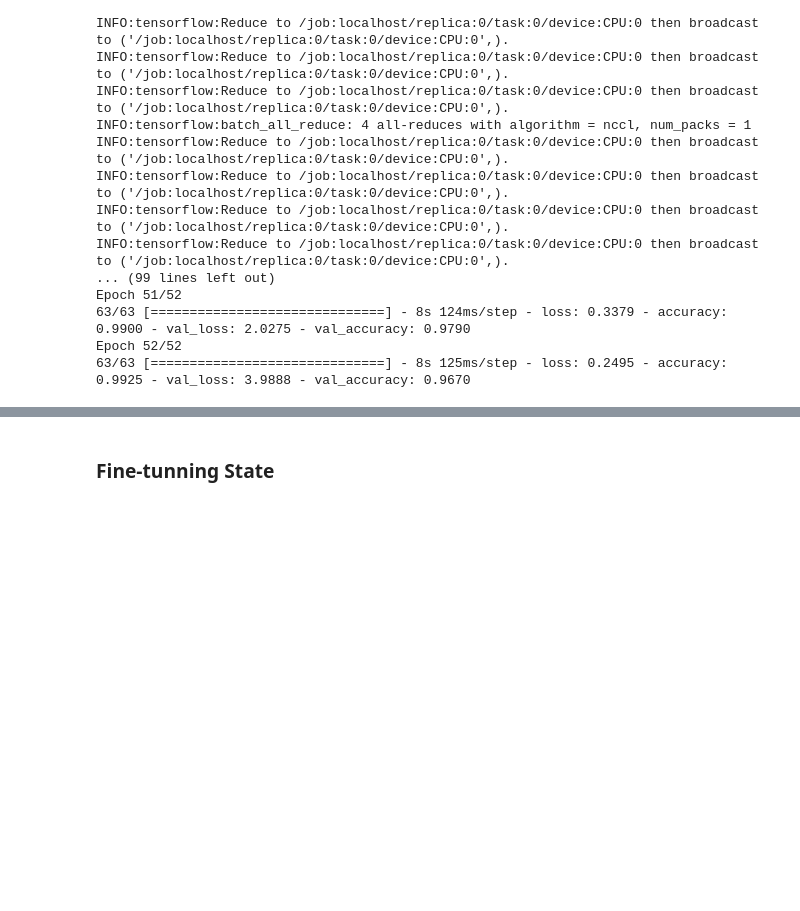
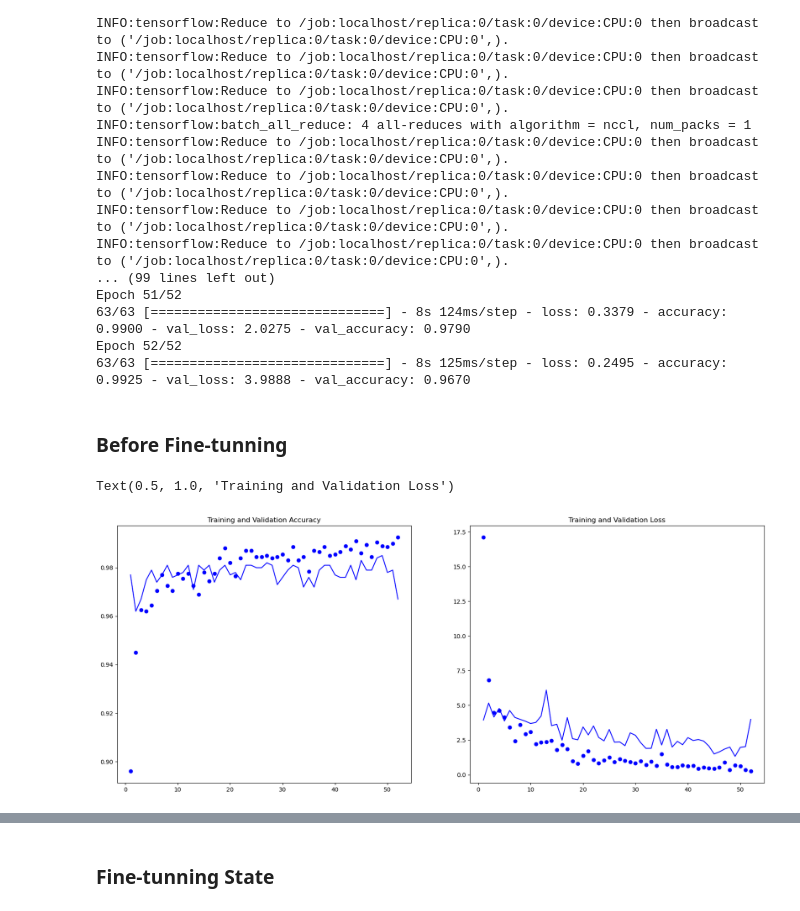
Before and after one commit to antirrabia/Computer-Vision, a Jupyter notebook: notebooks/CatsVsDogs(DistributeOn2GPUs_WithVGG16_FineTuning).ipynb, the cells around one changed output, grey strips where cells are left out. Saved outputs shown, nothing was run; the diff lists cells and outputs as text; code cells hidden in the pictures; blank space fills up the shorter version.

```diff
--- a/notebooks/CatsVsDogs(DistributeOn2GPUs_WithVGG16_FineTuning).ipynb
+++ b/notebooks/CatsVsDogs(DistributeOn2GPUs_WithVGG16_FineTuning).ipynb
@@ -147,3 +147,31 @@ Epoch 51/52
 63/63 [==============================] - 8s 124ms/step - loss: 0.3379 - accuracy: 0.9900 - val_loss: 2.0275 - val_accuracy: 0.9790
 Epoch 52/52
 63/63 [==============================] - 8s 125ms/step - loss: 0.2495 - accuracy: 0.9925 - val_loss: 3.9888 - val_accuracy: 0.9670
+# %% [markdown]
+### Before Fine-tunning
+# %%
+# Accuracy
+accuracy = history.history['accuracy']
+val_acc  = history.history['val_accuracy']
+
+# Loss
+loss = history.history['loss']
+val_loss = history.history['val_loss']
+
+epochs = range(1, len(accuracy) + 1)
+# %%
+fig, ax = plt.subplots(nrows=1, ncols=2, figsize=(20,8))
+
+ax[0].plot(epochs, accuracy, 'bo', label='Training Accuracy')
+ax[0].plot(epochs, val_acc, 'b', label='Validation Accuracy')
+
+ax[0].set_title('Training and Validation Accuracy')
+# plt.legend(), plt.figure();
+
+ax[1].plot(epochs, loss, 'bo', label='Training Loss')
+ax[1].plot(epochs, val_loss, 'b', label='Validation Loss')
+ax[1].set_title('Training and Validation Loss')
+# plt.legend(), plt.figure();
+# %% [output]
+Text(0.5, 1.0, 'Training and Validation Loss')
+[figure, added]
```
Also changed, not shown: parts of 5 cells of this notebook.
